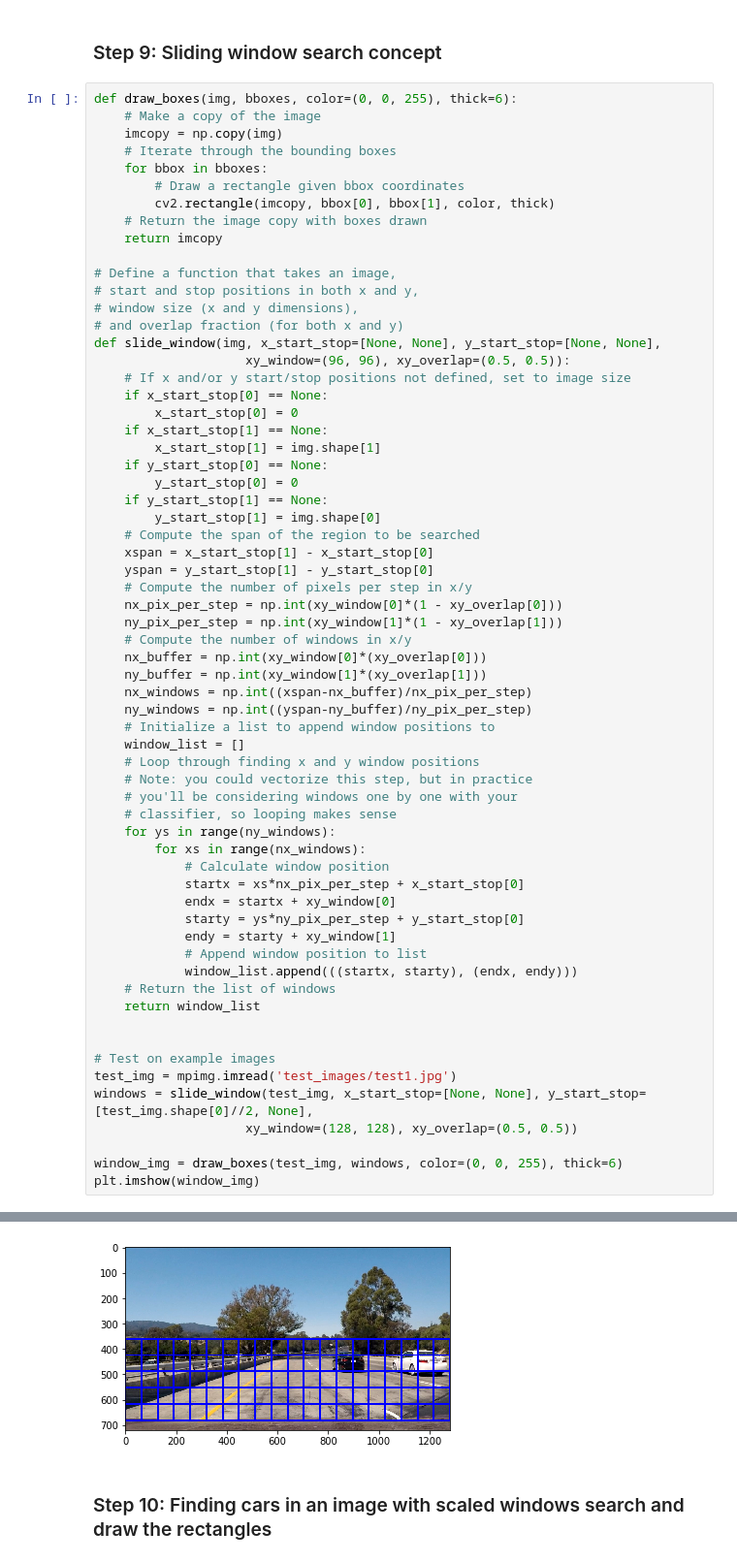
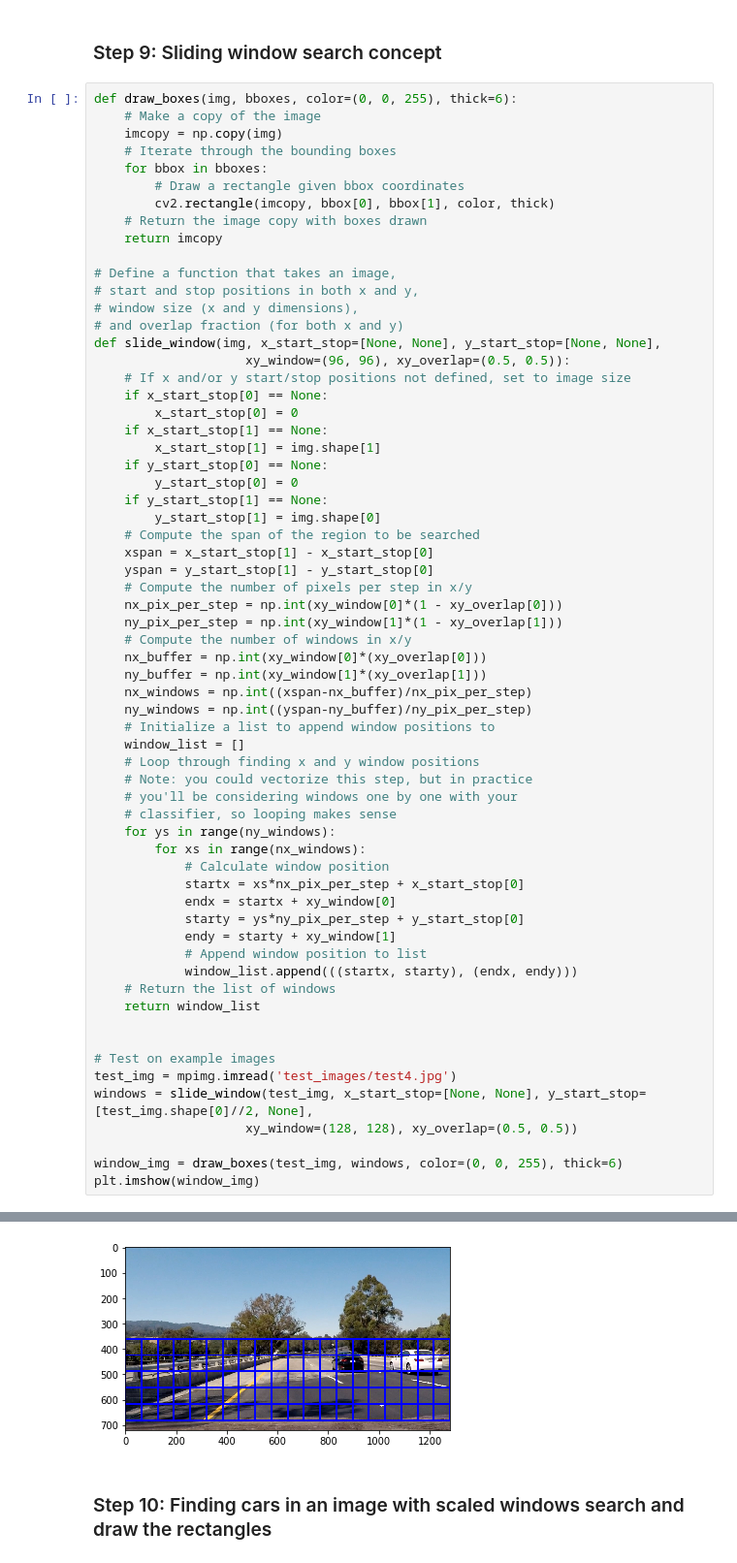
Before and after one commit to mrsandipandas/Udacity_Vehicle-Detection-P5, a Jupyter notebook: Vehicle_detection.ipynb, the cells around one changed output, grey strips where cells are left out. Shown at 97% size. Saved outputs shown, nothing was run; the diff lists cells and outputs as text.

```diff
--- a/Vehicle_detection.ipynb
+++ b/Vehicle_detection.ipynb
@@ -347,35 +347,35 @@ def slide_window(img, x_start_stop=[None, None], y_start_stop=[None, None],
     ny_buffer = np.int(xy_window[1]*(xy_overlap[1]))
     nx_windows = np.int((xspan-nx_buffer)/nx_pix_per_step)
     ny_windows = np.int((yspan-ny_buffer)/ny_pix_per_step)
     # Initialize a list to append window positions to
     window_list = []
     # Loop through finding x and y window positions
     # Note: you could vectorize this step, but in practice
     # you'll be considering windows one by one with your
     # classifier, so looping makes sense
     for ys in range(ny_windows):
         for xs in range(nx_windows):
             # Calculate window position
             startx = xs*nx_pix_per_step + x_start_stop[0]
             endx = startx + xy_window[0]
             starty = ys*ny_pix_per_step + y_start_stop[0]
             endy = starty + xy_window[1]
             # Append window position to list
             window_list.append(((startx, starty), (endx, endy)))
     # Return the list of windows
     return window_list
 
 
 # Test on example images
-test_img = mpimg.imread('test_images/test1.jpg')
+test_img = mpimg.imread('test_images/test4.jpg')
 windows = slide_window(test_img, x_start_stop=[None, None], y_start_stop=[test_img.shape[0]//2, None],
                     xy_window=(128, 128), xy_overlap=(0.5, 0.5))
 
 window_img = draw_boxes(test_img, windows, color=(0, 0, 255), thick=6)
 plt.imshow(window_img)
 # %% [output]
 <matplotlib.image.AxesImage at 0x...>
-[figure, old version]
+[figure, new version]
 # %% [markdown]
 ### Step 10: Finding cars in an image with scaled windows search and draw the rectangles
 # %%
```
Also changed, not shown: parts of 11 cells of this notebook, 12 other files.
